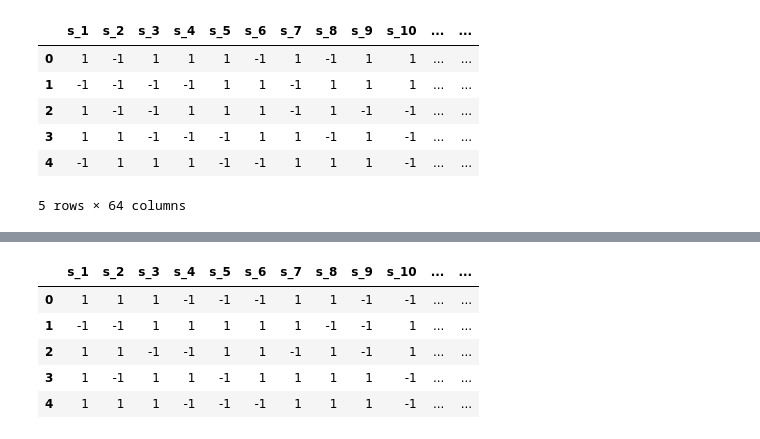
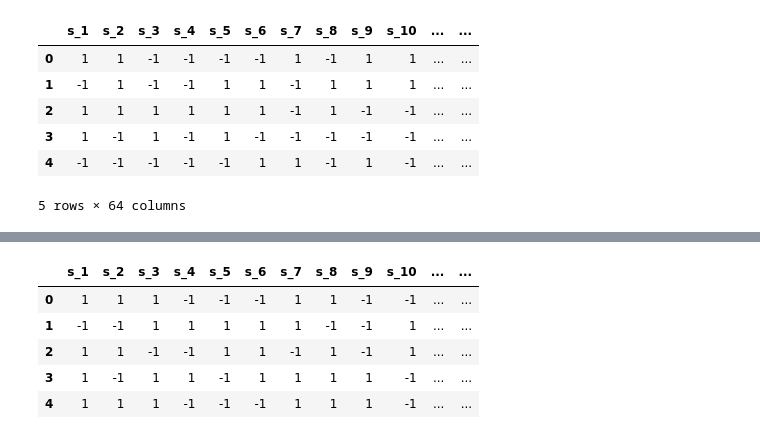
Before and after one commit to JuniorAlencar/BoltzmannMachine, a Jupyter notebook: BM_Program_json/jupyter/correlation_samples_bet_spins.ipynb, the cells around one changed output, grey strips where cells are left out. Saved outputs shown, nothing was run; the diff lists cells and outputs as text; code cells hidden in the pictures.

```diff
--- a/BM_Program_json/jupyter/correlation_samples_bet_spins.ipynb
+++ b/BM_Program_json/jupyter/correlation_samples_bet_spins.ipynb
@@ -3,18 +3,18 @@ from src.correlations_samples import *
 import matplotlib.pyplot as plt
 #load_data(file_path) -> return
 # %%
-sampleN1 = "004"
+sampleN1 = "054"
 path_1 = f'../Results/Flow_Spin/Data_01/iRB_064x128_M1.0e+00_u1.0e-02_U1.0e-02_Ca1.00e-01/S0.50_n4711/Configs/c{sampleN1}_Satu.dat'
 df_1 = pd.read_csv(path_1, header=None, delimiter=',')
 num_columns = df_1.shape[1]
 headers = [f's_{i+1}' for i in range(num_columns)]
 df_1.columns = headers
 df_1.head()
 # %% [output]
 |  | s_1 | s_2 | s_3 | s_4 | s_5 | s_6 | s_7 | s_8 | s_9 | s_10 | ... | ... |
-| 0 | 1 | -1 | 1 | 1 | 1 | -1 | 1 | -1 | 1 | 1 | ... | ... |
-| 1 | -1 | -1 | -1 | -1 | 1 | 1 | -1 | 1 | 1 | 1 | ... | ... |
-| 2 | 1 | -1 | -1 | 1 | 1 | 1 | -1 | 1 | -1 | -1 | ... | ... |
-| 3 | 1 | 1 | -1 | -1 | -1 | 1 | 1 | -1 | 1 | -1 | ... | ... |
-| 4 | -1 | 1 | 1 | 1 | -1 | -1 | 1 | 1 | 1 | -1 | ... | ... |
+| 0 | 1 | 1 | -1 | -1 | -1 | -1 | 1 | -1 | 1 | 1 | ... | ... |
+| 1 | -1 | 1 | -1 | -1 | 1 | 1 | -1 | 1 | 1 | 1 | ... | ... |
+| 2 | 1 | 1 | 1 | 1 | 1 | 1 | -1 | 1 | -1 | -1 | ... | ... |
+| 3 | 1 | -1 | 1 | -1 | 1 | -1 | -1 | -1 | -1 | -1 | ... | ... |
+| 4 | -1 | -1 | -1 | -1 | -1 | 1 | 1 | -1 | 1 | -1 | ... | ... |
 5 rows × 64 columns
```
Also changed, not shown: parts of 12 cells of this notebook, 2 other files.
